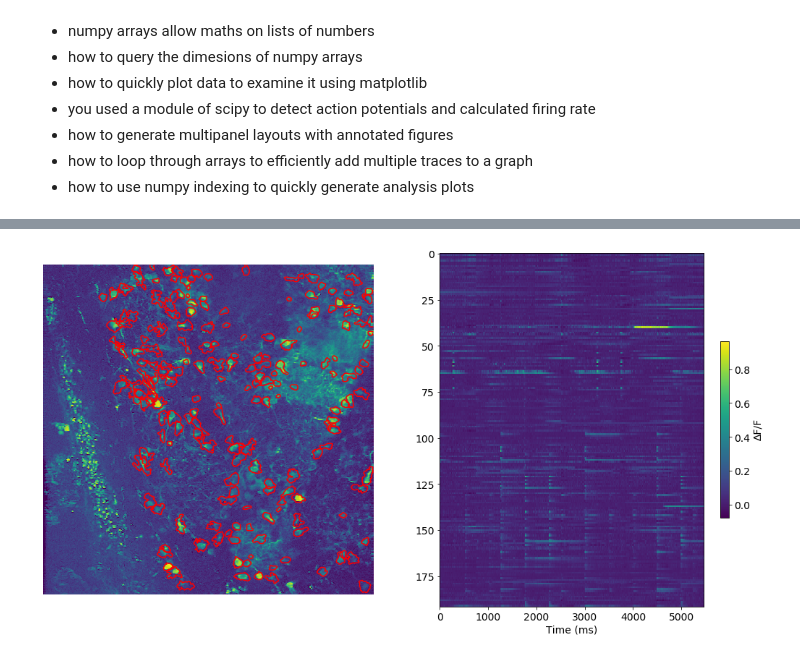
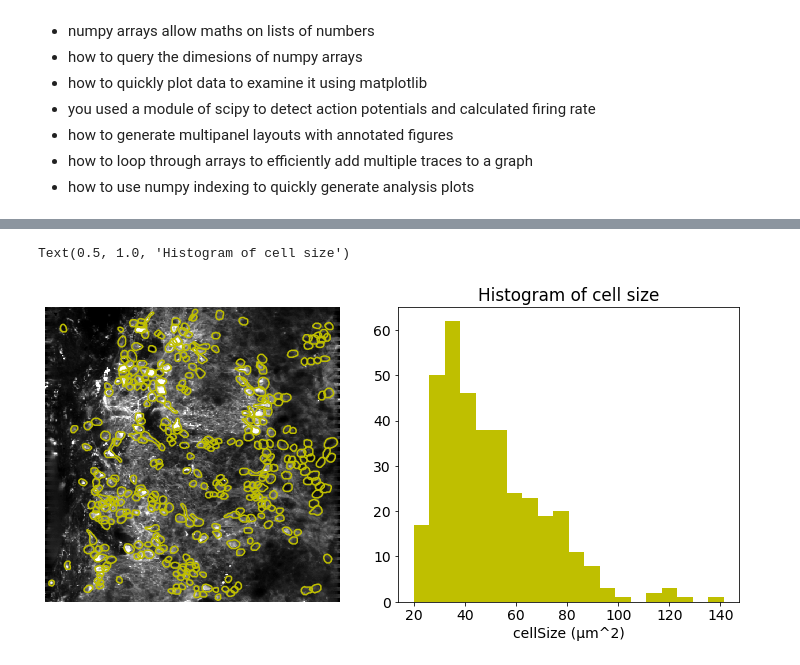
Before and after one commit to inchinn1/DataAnalysisTutorialJupyter, a Jupyter notebook: ADAPythonIntro.ipynb, the cells around one changed output, grey strips where cells are left out. Saved outputs shown, nothing was run; the diff lists cells and outputs as text; code cells hidden in the pictures.

```diff
--- a/ADAPythonIntro.ipynb
+++ b/ADAPythonIntro.ipynb
@@ -354,6 +357,5 @@ axs[1,1].set_xlabel('Voltage (mV)');
 # %%
 import tifffile as tf
 # %%
-rasterData = tf.imread('PGcell_Data.tif')
-cellMaps = tf.imread('PGcell_Maps.tif')
+cellMaps = tf.imread('PG_Maps.tif')
 aveProjection = tf.imread('aveProjection.tif')
@@ -371,0 +393,6 @@ fig.colorbar(im,ax=ax1,label='∆F/F',shrink=0.5);
+# %%
+cellSize=[]
+for i in range(len(cellMaps)):
+    cellSize.append(np.count_nonzero(cellMaps[i,:,:])*0.433326585139103) ## with scaling
+
+plt.hist(cellSize, bins=25);
@@ -372,17 +401,15 @@ fig.colorbar(im,ax=ax1,label='∆F/F',shrink=0.5);
 # %%
+FigIm, axs = plt.subplots(1,2,figsize=(10,5),constrained_layout=True) # makes a figure window
 
-ImFig = plt.figure(figsize=(18,9)) # makes a figure window
-ax1 = ImFig.add_subplot(121)
-ax1.imshow(aveProjection)## show the average image
+axs[0].imshow(aveProjection, cmap='Greys_r',vmin=10000, vmax=30000)## show the average image
 ## loop through the ROIS in the map stack to display the contours ontop of the image
 for i in range(len(cellMaps)):
-    ax1.contour(cellMaps[i,:,:],[1],colors='r');   ##you can change properties of teh contour, for syntax see (https://matplotlib.org/3.1.1/api/_as_gen/matplotlib.pyplot.contour.html)
-ax1.axis('off')
+    axs[0].contour(cellMaps[i,:,:],[1],colors='y');   ##you can change properties of teh contour, for syntax see (https://matplotlib.org/3.1.1/api/_as_gen/matplotlib.pyplot.contour.html)
+axs[0].axis('off')
 
-ax2 = ImFig.add_subplot(122)
-dfig = ax2.imshow(rasterData, aspect='auto')
-ImFig.colorbar(dfig,ax=ax2,label='∆F/F',shrink=0.5)
-ax2.set_xlabel('Time (ms)')
-plt.show();
+axs[1].hist(cellSize,bins=20,color='y');
+axs[1].set_xlabel('cellSize (µm^2)');
+axs[1].set_title('Histogram of cell size')
 # %% [output]
+Text(0.5, 1.0, 'Histogram of cell size')
-[figure, old version]
+[figure, new version]
```
Also changed, not shown: parts of 11 cells of this notebook, 9 other files.
